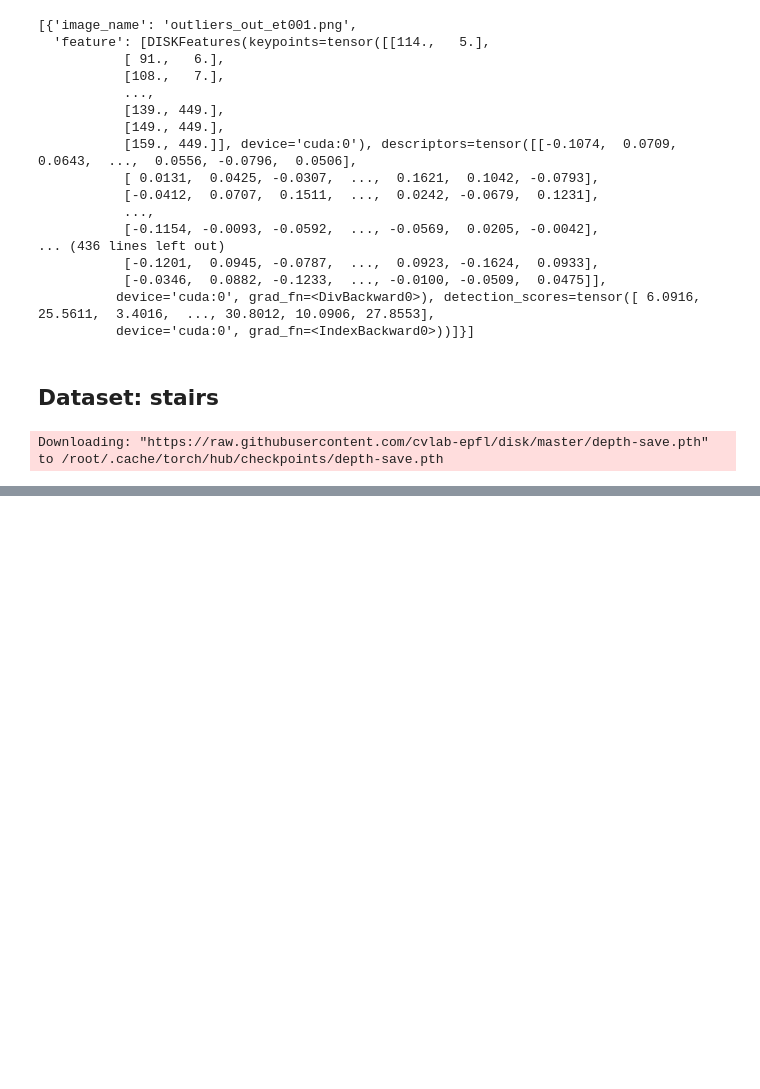
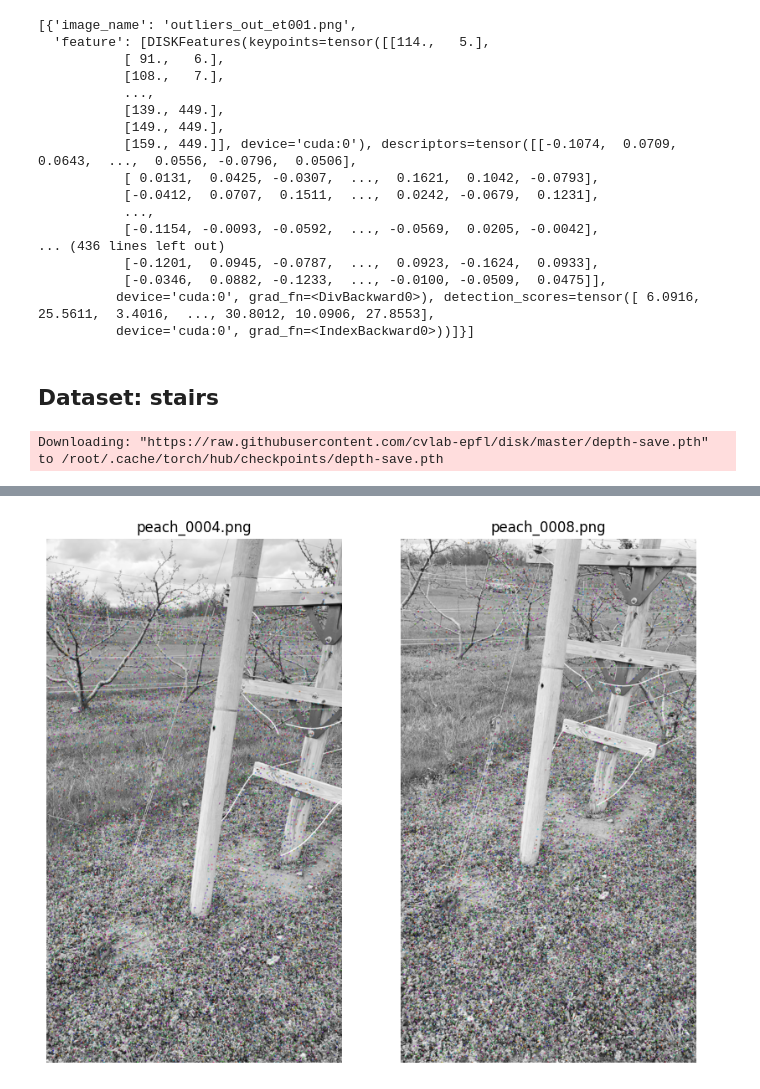
Before and after one commit to arunimaCh29/Image_matching_3d, a Jupyter notebook: flann_with_disk.ipynb, the cells around one changed output, grey strips where cells are left out. Cells and saved outputs as stored; diff of their text form; code cells hidden in the pictures; blank space fills up the shorter version.

Commit message:
add visualization section for some images

```diff
--- a/flann_with_disk.ipynb
+++ b/flann_with_disk.ipynb
@@ -223,0 +244,14 @@ Downloading: "https://raw.githubusercontent.com/cvlab-epfl/disk/master/depth-sav
+# %%
+disk = DISK.from_pretrained("depth").to(device)
+
+amygardens1_disk = disk(img_amygardens1, pad_if_not_divisible=True)
+amygardens2_disk = disk(img_amygardens2, pad_if_not_divisible=True)
+
+amygardens1_desc, amygardens1_kps = amygardens1_disk[0].descriptors, amygardens1_disk[0].keypoints
+amygardens2_desc, amygardens2_kps = amygardens2_disk[0].descriptors, amygardens2_disk[0].keypoints
+
+amygardens1_desc_np = amygardens1_desc.cpu().detach().numpy().astype("float32")
+amygardens1_kps_np = amygardens1_kps.cpu().numpy()
+
+amygardens2_desc_np = amygardens2_desc.cpu().detach().numpy().astype("float32")
+amygardens2_kps_np = amygardens2_kps.cpu().numpy()
@@ -223,0 +260,22 @@ Downloading: "https://raw.githubusercontent.com/cvlab-epfl/disk/master/depth-sav
+# %%
+img_amygardens1_opencv = cv.imread(os.path.join(amygardens_filepath, amygardens1_name), cv.IMREAD_GRAYSCALE)
+img_amygardens2_opencv = cv.imread(os.path.join(amygardens_filepath, amygardens2_name), cv.IMREAD_GRAYSCALE)
+
+amygardens1_kps_opencv = [cv.KeyPoint(x=float(x), y=float(y), size=1) for x, y in amygardens1_kps_np]
+amygardens2_kps_opencv = [cv.KeyPoint(x=float(x), y=float(y), size=1) for x, y in amygardens2_kps_np]
+
+img_desc_amygardens1 = cv.drawKeypoints(img_amygardens1_opencv, amygardens1_kps_opencv, None, flags=cv.DRAW_MATCHES_FLAGS_DRAW_RICH_KEYPOINTS)
+img_desc_amygardens2 = cv.drawKeypoints(img_amygardens2_opencv, amygardens2_kps_opencv, None, flags=cv.DRAW_MATCHES_FLAGS_DRAW_RICH_KEYPOINTS)
+
+fig, axs = plt.subplots(1,2, figsize=(10, 20))
+axs[0].imshow(img_desc_amygardens1)
+axs[0].set_title(f"{amygardens1_name}")
+axs[0].set_axis_off()
+
+axs[1].imshow(img_desc_amygardens2)
+axs[1].set_title(f"{amygardens2_name}")
+axs[1].set_axis_off()
+
+plt.show()
+# %% [output]
+[figure, added]
```
Also changed, not shown: parts of 16 cells of this notebook.
